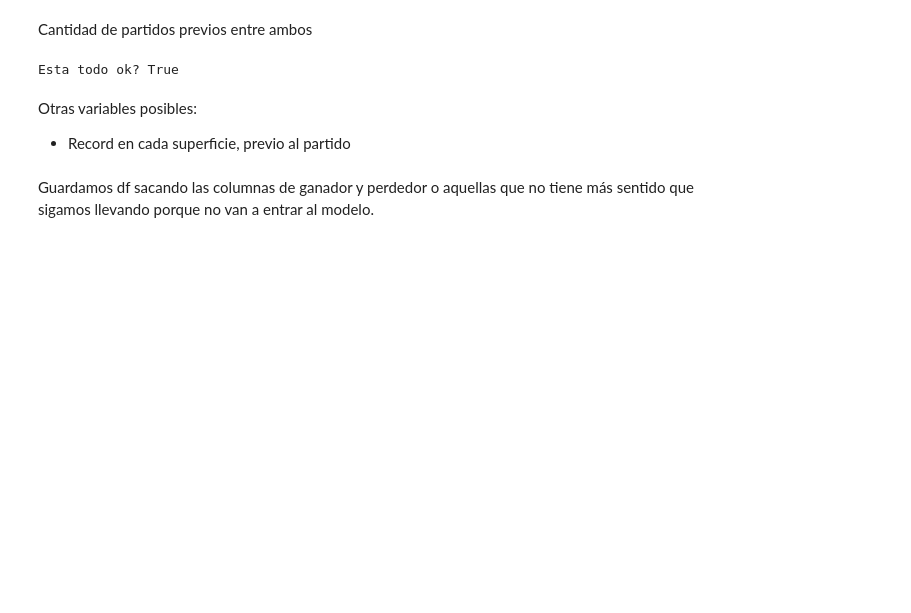
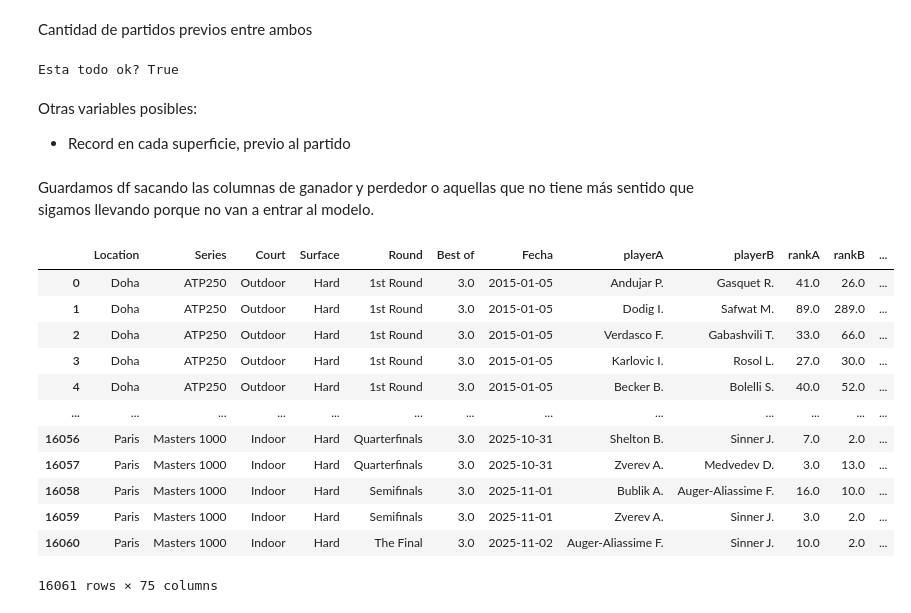
Before and after one commit to ichiP245/my-next-soderling, a Jupyter notebook: Notebooks/FeatureEngineering.ipynb, the cells around one changed output. Saved outputs shown, nothing was run; the diff lists cells and outputs as text; code cells hidden in the pictures; blank space fills up the shorter version.

```diff
--- a/Notebooks/FeatureEngineering.ipynb
+++ b/Notebooks/FeatureEngineering.ipynb
@@ -8,7 +8,7 @@ import numpy as np
 # %%
 pd.set_option('display.max_columns',None)
 # %%
-url = 'https://raw.githubusercontent.com/ichiP245/my-next-soderling/refs/heads/main/Archivos/df_tenis_columns_OK.csv'
+url = 'https://raw.githubusercontent.com/ichiP245/my-next-soderling/refs/heads/main/Archivos/df_tenis_columns.csv'
 # %%
 df = pd.read_csv(url)
 # %%
@@ -273,3 +273,19 @@ columns_drop = ['Unnamed: 0', 'ATP', 'Tournament', 'Date', 'Winner', 'Loser', 'W
 df = df.drop(columns=columns_drop)
 # %%
 df.to_csv('df_feat_eng.csv', index=False)
+# %%
+df
+# %% [output]
+|  | Location | Series | Court | Surface | Round | Best of | Fecha | playerA | playerB | rankA | rankB | ... |
+| 0 | Doha | ATP250 | Outdoor | Hard | 1st Round | 3.0 | 2015-01-05 | Andujar P. | Gasquet R. | 41.0 | 26.0 | ... |
+| 1 | Doha | ATP250 | Outdoor | Hard | 1st Round | 3.0 | 2015-01-05 | Dodig I. | Safwat M. | 89.0 | 289.0 | ... |
+| 2 | Doha | ATP250 | Outdoor | Hard | 1st Round | 3.0 | 2015-01-05 | Verdasco F. | Gabashvili T. | 33.0 | 66.0 | ... |
+| 3 | Doha | ATP250 | Outdoor | Hard | 1st Round | 3.0 | 2015-01-05 | Karlovic I. | Rosol L. | 27.0 | 30.0 | ... |
+| 4 | Doha | ATP250 | Outdoor | Hard | 1st Round | 3.0 | 2015-01-05 | Becker B. | Bolelli S. | 40.0 | 52.0 | ... |
+| ... | ... | ... | ... | ... | ... | ... | ... | ... | ... | ... | ... | ... |
+| 16056 | Paris | Masters 1000 | Indoor | Hard | Quarterfinals | 3.0 | 2025-10-31 | Shelton B. | Sinner J. | 7.0 | 2.0 | ... |
+| 16057 | Paris | Masters 1000 | Indoor | Hard | Quarterfinals | 3.0 | 2025-10-31 | Zverev A. | Medvedev D. | 3.0 | 13.0 | ... |
+| 16058 | Paris | Masters 1000 | Indoor | Hard | Semifinals | 3.0 | 2025-11-01 | Bublik A. | Auger-Aliassime F. | 16.0 | 10.0 | ... |
+| 16059 | Paris | Masters 1000 | Indoor | Hard | Semifinals | 3.0 | 2025-11-01 | Zverev A. | Sinner J. | 3.0 | 2.0 | ... |
+| 16060 | Paris | Masters 1000 | Indoor | Hard | The Final | 3.0 | 2025-11-02 | Auger-Aliassime F. | Sinner J. | 10.0 | 2.0 | ... |
+16061 rows × 75 columns
```
